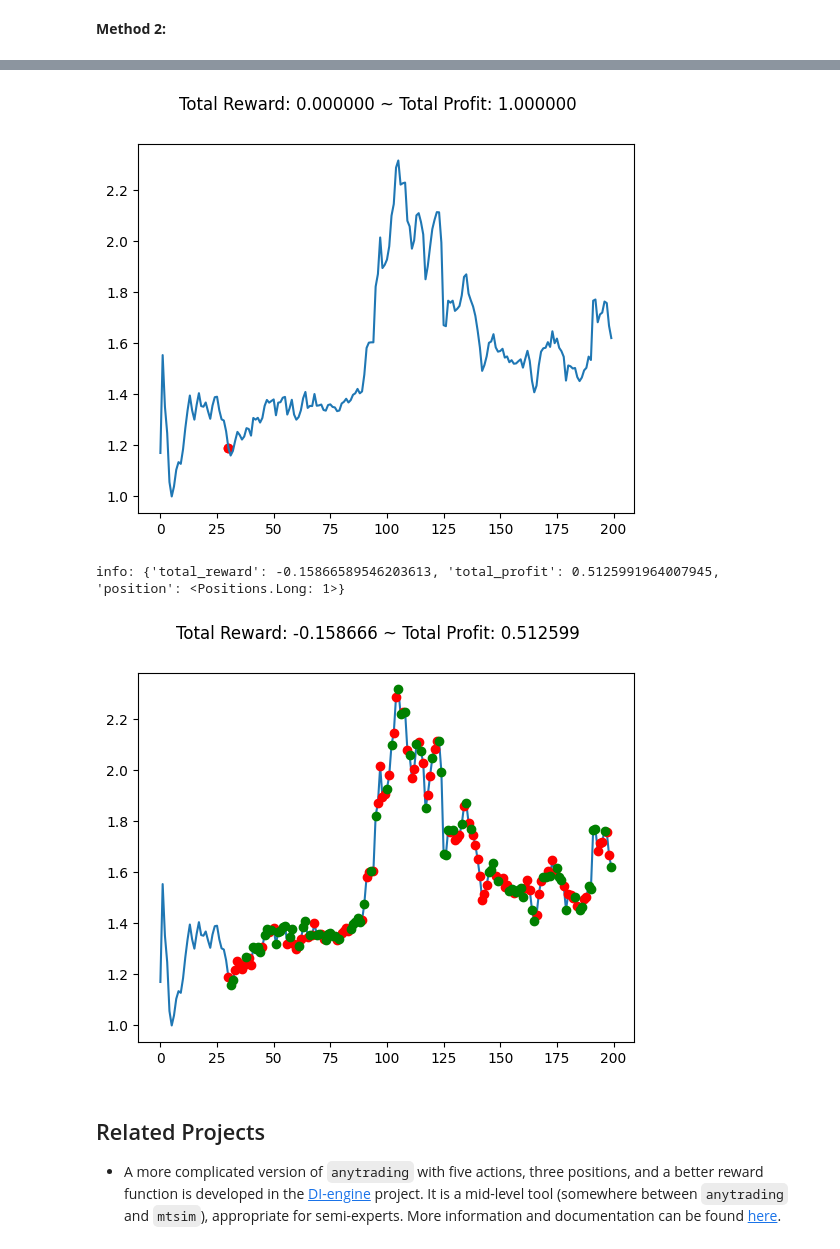
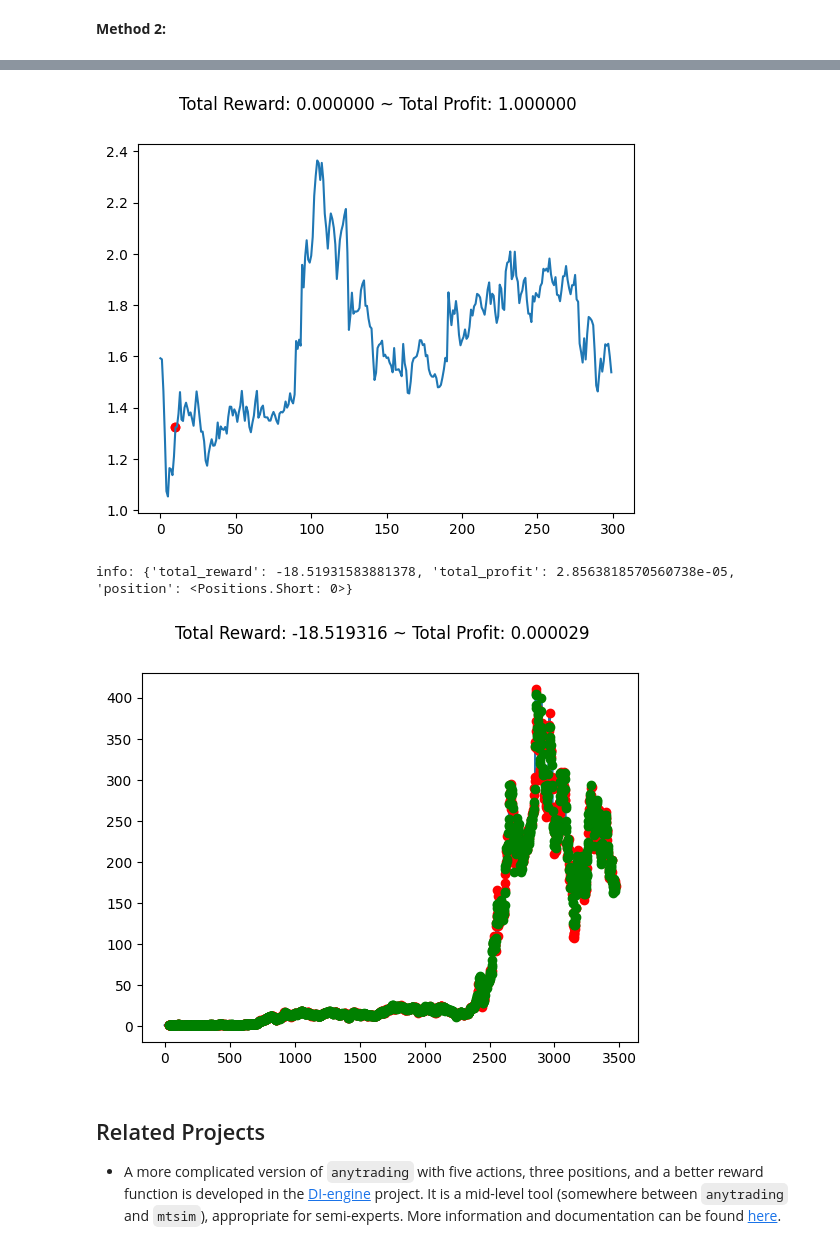
Before and after one commit to ChopinNo3Op9/RL-Based-Gym-Trading, a Jupyter notebook: examples/try.ipynb, the cells around one changed output, grey strips where cells are left out. Cells and saved outputs as stored; diff of their text form; code cells hidden in the pictures.

```diff
--- a/examples/try.ipynb
+++ b/examples/try.ipynb
@@ -293,2 +263,0 @@ tsla_data = tsla.history(period="max")
-# %%
-tsla_data = tsla_data[:200]
@@ -373,33 +323,0 @@ env = MyStocksEnv(prices, signal_features, df=data, window_size=30, frame_bound=
-# %%
-# Trial 2
-def my_process_data(df, window_size, frame_bound):
-    start = frame_bound[0] - window_size
-    end = frame_bound[1]
-    prices = df.loc[:, 'Low'].to_numpy()[start:end]
-    signal_features = df.loc[:, ['Close', 'Open', 'High', 'Low']].to_numpy()[start:end]
-    return prices, signal_features
-
-
-class MyStocksEnv(StocksEnv):
-
-    def __init__(self, prices, signal_features, **kwargs):
-        self._prices = prices
-        self._signal_features = signal_features
-        super().__init__(**kwargs)
-
-    def _process_data(self):
-        return self._prices, self._signal_features
-
-
-prices, signal_features = my_process_data(
-    df=tsla_data,
-    window_size=30,
-    frame_bound=(30, len(tsla_data))
-)
-env = MyStocksEnv(
-    prices,
-    signal_features,
-    df=tsla_data,
-    window_size=30,
-    frame_bound=(30, len(tsla_data))
-)
@@ -475,28 +475,29 @@ custom_env information:
 # %%
-env.reset()
-env.render()
+custom_env.reset()
+custom_env.render()
 # %% [output]
-[figure, old version]
+[figure, new version]
 # %%
 observation = env.reset(seed=2023)
 while True:
-    action = env.action_space.sample()
+    action = env.action_space.sample()  # first action is random
     # print(action)
     observation, reward, terminated, truncated, info = env.step(action) # in trading_env.py, use _calculate_reward and _update_profit
     # print(observation, reward, terminated, truncated, info)
     done = terminated or truncated
 
     # env.render()
     if done:
         print("info:", info)
         break
 
 plt.cla()
-env.unwrapped.render_all()
+# env.unwrapped.render_all()
+env.render_all()
 plt.show()
 # %% [output]
-info: {'total_reward': -0.15866589546203613, 'total_profit': 0.5125991964007945, 'position': <Positions.Long: 1>}
+info: {'total_reward': -18.51931583881378, 'total_profit': 2.8563818570560738e-05, 'position': <Positions.Short: 0>}
-[figure, old version]
+[figure, new version]
 # %% [markdown]
 ## Related Projects
 
```
Also changed, not shown: parts of 16 cells of this notebook.
